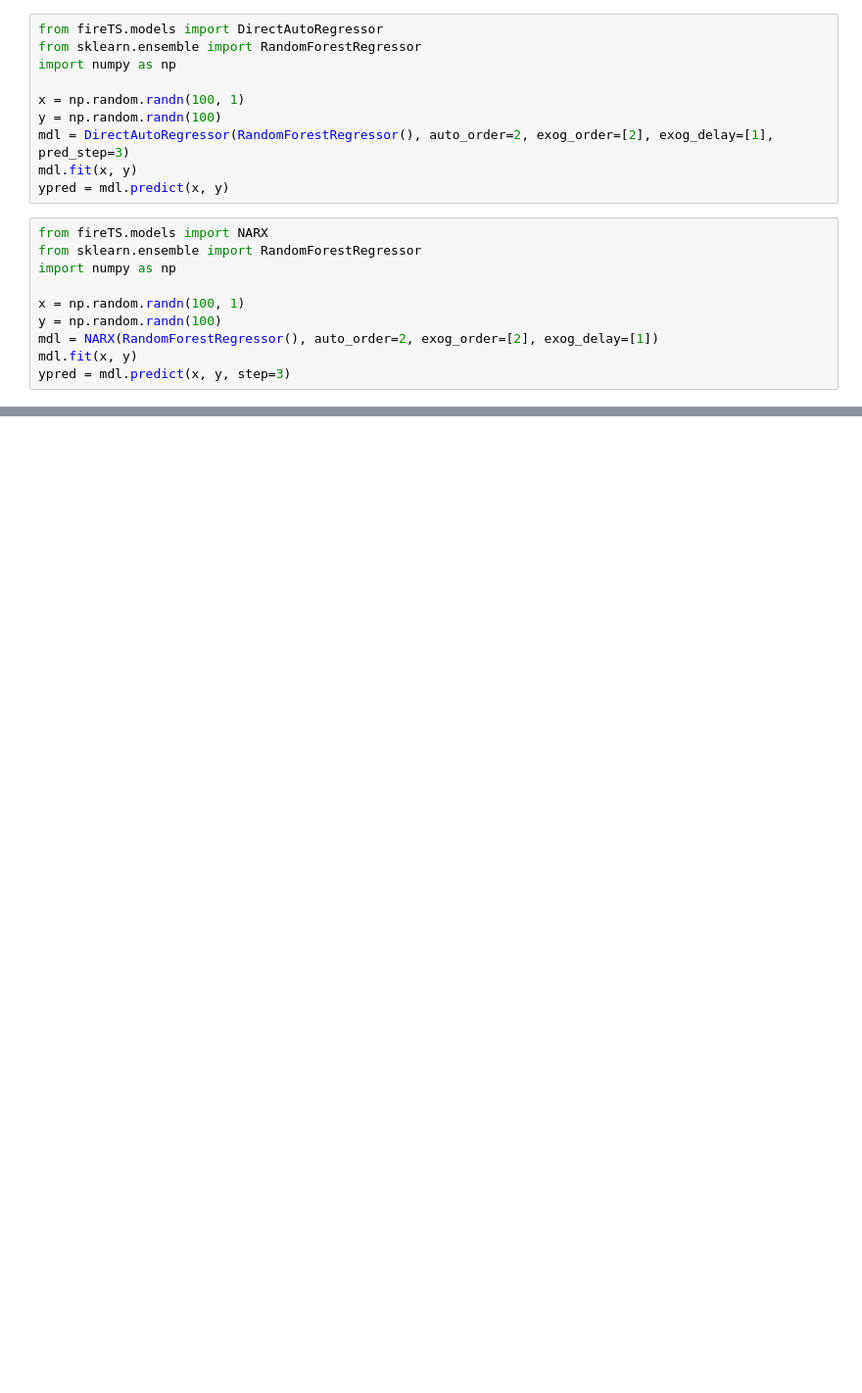
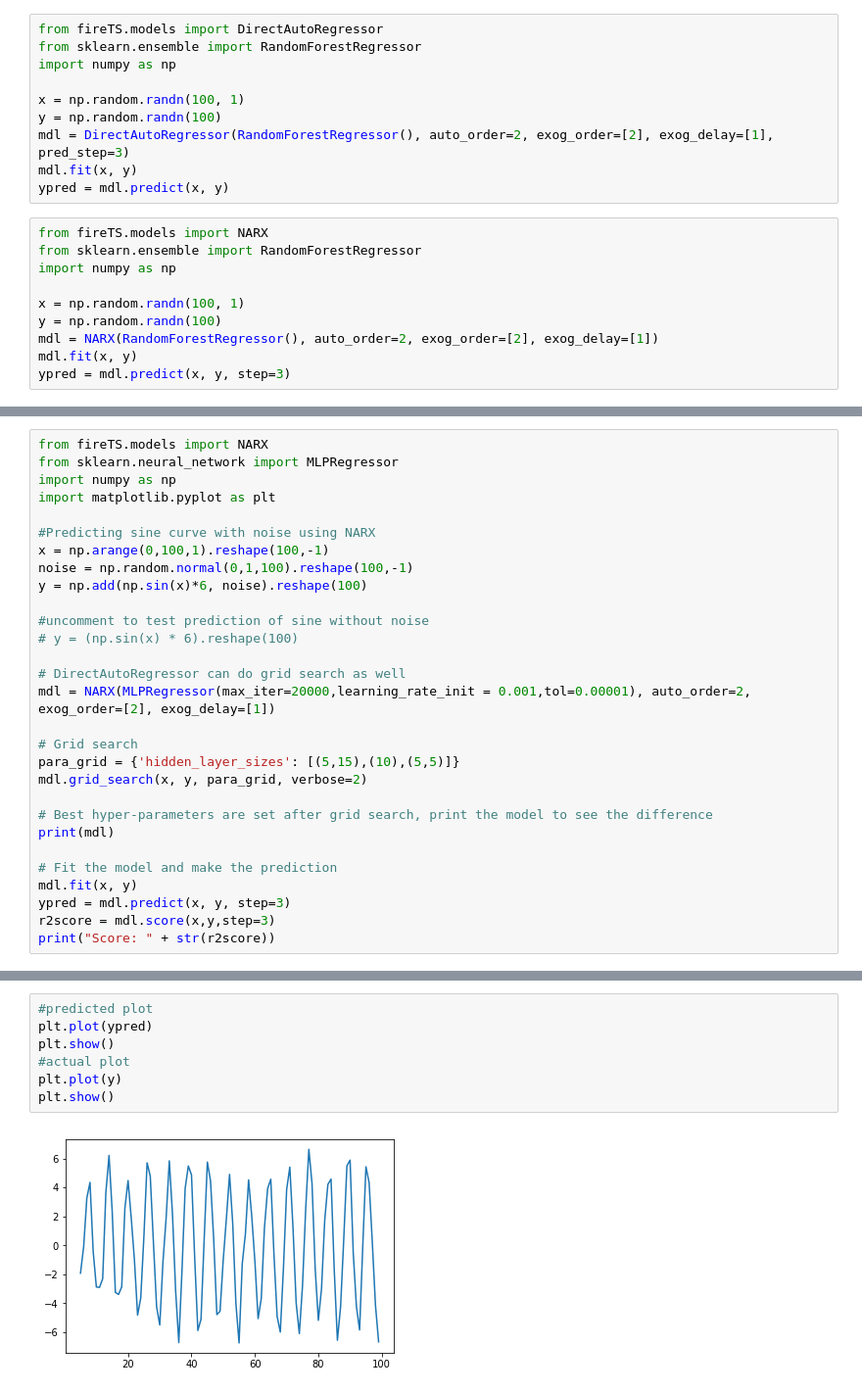
Before and after one commit to jxx123/fireTS, a Jupyter notebook: examples/Quick start example.ipynb, the cells around one changed output, grey strips where cells are left out. Shown at 98% size. Saved outputs shown, nothing was run; the diff lists cells and outputs as text; blank space fills up the shorter version.

Commit message:
added sine wave NARX example and other code templates

```diff
--- a/examples/Quick start example.ipynb
+++ b/examples/Quick start example.ipynb
@@ -71,0 +60,29 @@ NARX(auto_order=2,
+# %%
+from fireTS.models import NARX
+from sklearn.neural_network import MLPRegressor
+import numpy as np
+import matplotlib.pyplot as plt
+
+#Predicting sine curve with noise using NARX
+x = np.arange(0,100,1).reshape(100,-1)
+noise = np.random.normal(0,1,100).reshape(100,-1)
+y = np.add(np.sin(x)*6, noise).reshape(100)
+
+#uncomment to test prediction of sine without noise
+# y = (np.sin(x) * 6).reshape(100)
+
+# DirectAutoRegressor can do grid search as well
+mdl = NARX(MLPRegressor(max_iter=20000,learning_rate_init = 0.001,tol=0.00001), auto_order=2, exog_order=[2], exog_delay=[1])
+
+# Grid search
+para_grid = {'hidden_layer_sizes': [(5,15),(10),(5,5)]}
+mdl.grid_search(x, y, para_grid, verbose=2)
+
+# Best hyper-parameters are set after grid search, print the model to see the difference
+print(mdl)
+
+# Fit the model and make the prediction
+mdl.fit(x, y)
+ypred = mdl.predict(x, y, step=3)
+r2score = mdl.score(x,y,step=3)
+print("Score: " + str(r2score))
@@ -71,0 +107,9 @@ NARX(auto_order=2,
+# %%
+#predicted plot
+plt.plot(ypred)
+plt.show()
+#actual plot
+plt.plot(y)
+plt.show()
+# %% [output]
+[figure, added]
```
Also changed, not shown: parts of 5 cells of this notebook, 2 other files.
